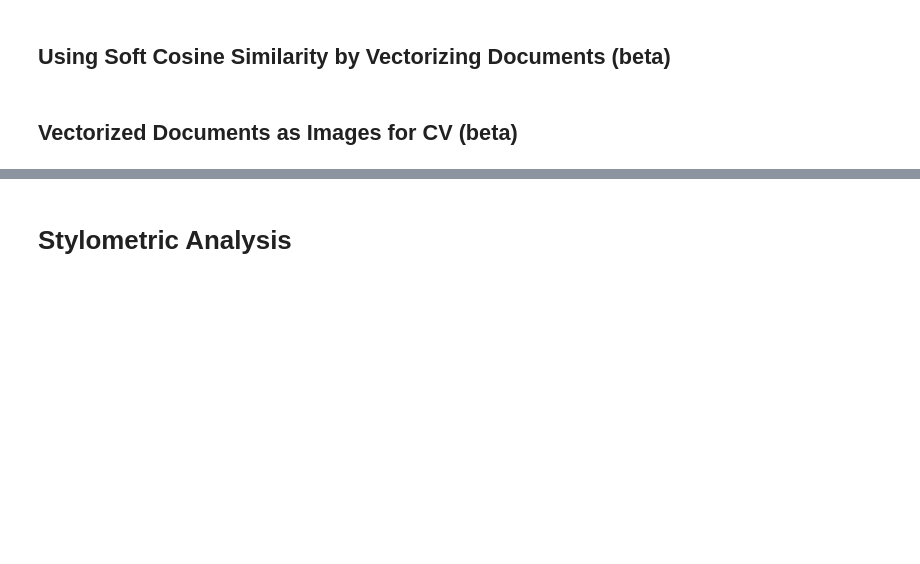
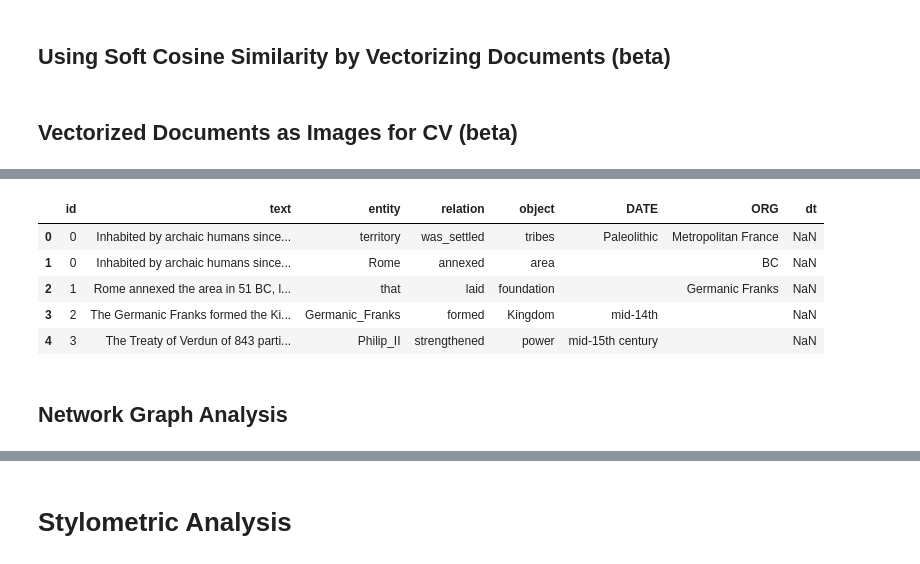
Before and after one commit to aaron68lee/NLP-Graphical-Knowledge-Mining, a Jupyter notebook: Topic_Modeling.ipynb, the cells around one changed output, grey strips where cells are left out. Saved outputs shown, nothing was run; the diff lists cells and outputs as text; code cells hidden in the pictures; blank space fills up the shorter version.

```diff
--- a/Topic_Modeling.ipynb
+++ b/Topic_Modeling.ipynb
@@ -104,3 +132,9 @@ def second_big_index(arr):
+# %%
+# helper for removing last n elements of list
+def pop_last_n(arr, n):
+    for i in range(n):
+        arr.pop()
+    return arr
 # %% [markdown]
 # Topic Modeling
 # %% [markdown]
@@ -1631,0 +1708,6 @@ plt.show()
+# %%
+sample_doc = "Inhabited by archaic humans since the Paleolithic era, the territory of Metropolitan France was settled during the Iron Age by Celtic tribes known as Gauls. Rome annexed the area in 51 BC, leading to a distinct Gallo-Roman culture that laid the foundation of the French language. The Germanic Franks formed the Kingdom of Francia, which became the heartland of the Carolingian Empire. The Treaty of Verdun of 843 partitioned the empire, with West Francia becoming the Kingdom of France in 987. In the High Middle Ages, France was a powerful but highly decentralised feudal kingdom. Philip II successfully strengthened royal power and defeated his rivals to double the size of the crown lands; by the end of his reign, France had emerged as the most powerful state in Europe. From the mid-14th to the mid-15th century, France was plunged into a series of dynastic conflicts involving England, collectively known as the Hundred Years' War, and a distinct French identity emerged as a result. \
+The French Renaissance saw art and culture flourish, conflict with the House of Habsburg, and the establishment of a French colonial empire, which by the 20th century would become the second-largest in the world. The second half of the 16th century was dominated by religious civil wars between Catholics and Huguenots that severely weakened the country. France again emerged as Europes dominant power in the 17th century under Louis XIV following the Thirty Years War.[16] Inadequate economic policies, inequitable taxes and frequent wars (notably a defeat in the Seven Years War and costly involvement in the American War of Independence) left the kingdom in a precarious economic situation by the end of the 18th century. This precipitated the French Revolution of 1789, which overthrew the Ancien Régime and produced the Declaration of the Rights of Man, which expresses the nations ideals to this day. \
+France reached its political and military zenith in the early 19th century under Napoleon Bonaparte, subjugating much of continental Europe and establishing the First French Empire. The French Revolutionary and Napoleonic Wars shaped the course of European and world history. The collapse of the empire initiated a period of relative decline, in which France endured a tumultuous succession of governments until the founding of the French Third Republic during the Franco-Prussian War in 1870. Subsequent decades saw a period of optimism, cultural and scientific flourishing, as well as economic prosperity, known as the Belle Époque. France was one of the major participants of World War I, from which it emerged victorious at a great human and economic cost. It was among the Allied powers of World War II but was soon occupied by the Axis in 1940. Following liberation in 1944, the short-lived Fourth Republic was established and later dissolved in the course of the Algerian War. The current Fifth Republic was formed in 1958 by Charles de Gaulle. Algeria and most French colonies became independent in the 1960s, with the majority retaining close economic and military ties with France."
+#print(sample_doc)
+# article: https://en.wikipedia.org/wiki/France
@@ -1649,0 +2090,12 @@ nlp = spacy.load("en_core_web_sm")
+# %%
+df = filtered
+df.head()
+# %% [output]
+|  | id | text | entity | relation | object | DATE | ORG | dt |
+| 0 | 0 | Inhabited by archaic humans since... | territory | was_settled | tribes | Paleolithic | Metropolitan France | NaN |
+| 1 | 0 | Inhabited by archaic humans since... | Rome | annexed | area |  | BC | NaN |
+| 2 | 1 | Rome annexed the area in 51 BC, l... | that | laid | foundation |  | Germanic Franks | NaN |
+| 3 | 2 | The Germanic Franks formed the Ki... | Germanic_Franks | formed | Kingdom | mid-14th |  | NaN |
+| 4 | 3 | The Treaty of Verdun of 843 parti... | Philip_II | strengthened | power | mid-15th century |  | NaN |
+# %% [markdown]
+## Network Graph Analysis
```
Also changed, not shown: parts of 60 cells of this notebook.
